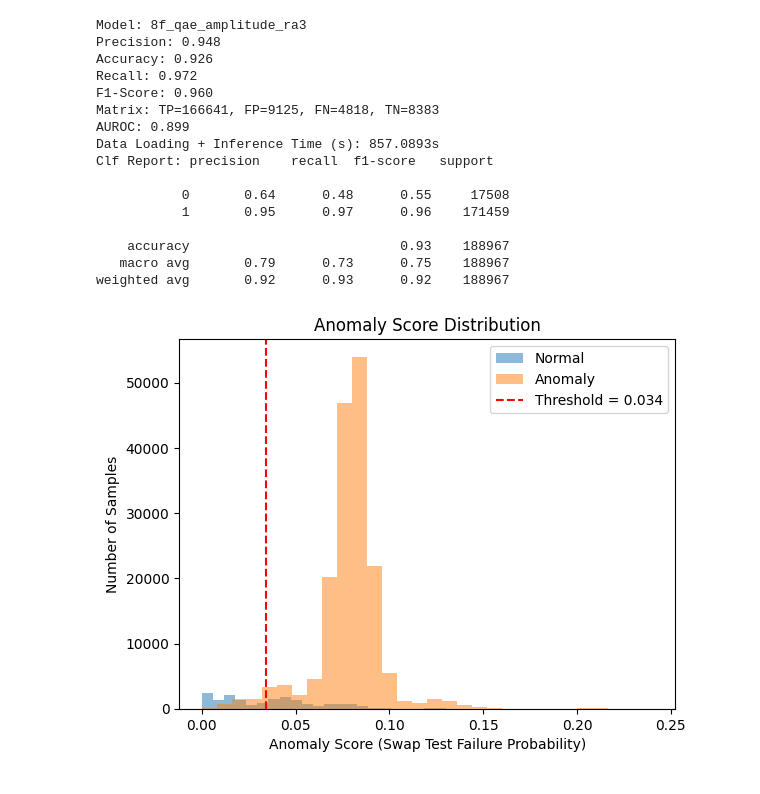
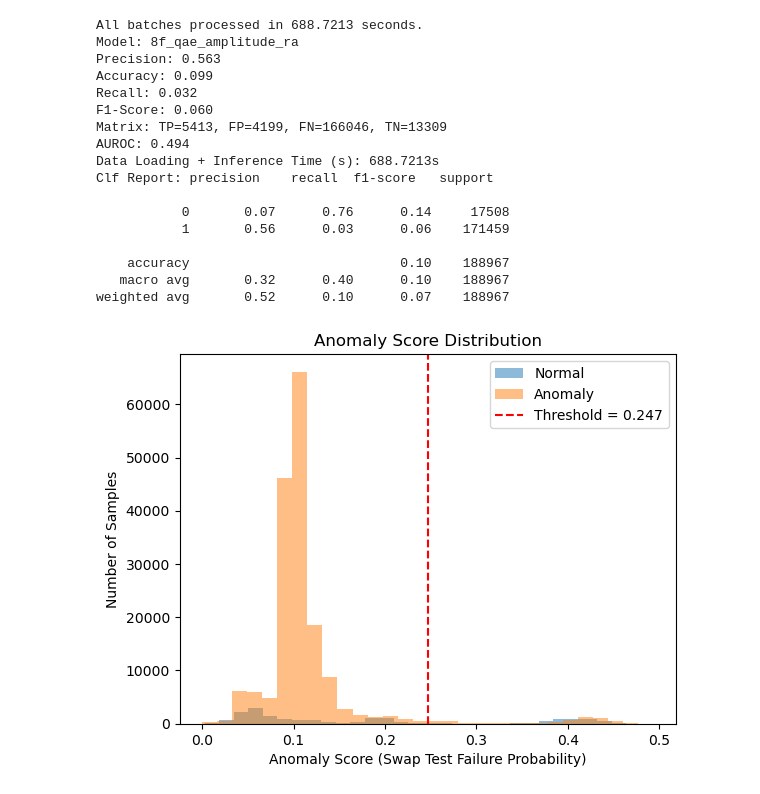
Before and after one commit to RohanSenthil/QAE_BETH_Anomaly, a Jupyter notebook: qae_evaluation.ipynb, the cells around one changed output. Cells and saved outputs as stored; diff of their text form; code cells hidden in the pictures.

Commit message:
models new

```diff
--- a/qae_evaluation.ipynb
+++ b/qae_evaluation.ipynb
@@ -196,16 +170,16 @@ scaled_validation_data = reduced_validation_data.numpy()
 # %%
 from qiskit.qpy import load
 
-model_name = "8f_qae_amplitude_ra3"
-model_path = "Models/No_AE/"
+model_name = "8f_qae_amplitude_ra"
+model_path = "Models/QAE/Last_N/"
 
 with open(f"{model_path + model_name}/ae.qpy", "rb") as f:
     ae = load(f)[0]  # returns a list of circuits
+
 # input_names = np.load(f"{model_name}/input_param_names.npy", allow_pickle=True)
 weight_names = np.load(f"{model_path + model_name}/weight_param_names.npy", allow_pickle=True)
-
 # input_params = [p for p in qc.parameters if p.name in input_names]
 weight_params = [p for p in ae.parameters if p.name in weight_names]
+trained_params = np.load(f"{model_path + model_name}/trained_parameters.npy")
 
-
-trained_params = np.load(f"{model_path + model_name}/trained_parameters.npy")
+# selected_features = np.load(f"{model_path + model_name}/selected_features.npy")
@@ -360,8 +403,9 @@ def compute_anomaly_scores(ae, qnn, input_data, trained_params, encoding_fn, bat
     return np.array(scores), elapsed
 # %%
 subset_size = 1000
-subset_indices = np.random.choice(len(scaled_normal_training_data), size=subset_size, replace=False)
-training_subset = scaled_normal_training_data[subset_indices]
+# subset_indices = np.random.choice(len(scaled_normal_training_data), size=subset_size, replace=False)
+# training_subset = scaled_normal_training_data[subset_indices]
+training_subset = scaled_normal_training_data[:subset_size]
 
 train_scores, train_time = compute_anomaly_scores(
     ae,
@@ -394,59 +438,60 @@ plt.show()
 # %%
 # Get predictions
-threshold -= 0.01
+# threshold -= 0.04
 
-# scores, elapsed_time = compute_anomaly_scores(
-#     ae,
-#     qnn,
-#     scaled_testing_data,
-#     trained_params,
-#     encoding_fn=amplitude_encoding,
-#     batch_size=64
-# )
+scores, elapsed_time = compute_anomaly_scores(
+    ae,
+    qnn,
+    scaled_testing_data,
+    trained_params,
+    encoding_fn=amplitude_encoding,
+    batch_size=64
+)
 
 y_pred = (scores > threshold).astype(int)
 y_true = np.array(testing_labels).astype(int)[:len(scores)]
 
 metrics = evaluate_model(
     y_true=y_true,
     y_pred=y_pred,
     scores=scores,
     time=elapsed_time,
     threshold=threshold,  # same threshold used in predict
     model_name=model_name
 )
 
 # Print clean table row for your notes
 for k, v in metrics.items():
     print(f"{k}: {v}")
 
 # --- Histogram of scores ---
 plt.hist(scores[y_true == 0], bins=30, alpha=0.5, label='Normal')
 plt.hist(scores[y_true == 1], bins=30, alpha=0.5, label='Anomaly')
 plt.axvline(threshold, color='red', linestyle='--', label=f"Threshold = {threshold:.3f}")
 plt.xlabel("Anomaly Score (Swap Test Failure Probability)")
 plt.ylabel("Number of Samples")
 plt.title("Anomaly Score Distribution")
 plt.legend()
 plt.show()
 # %% [output]
-Model: 8f_qae_amplitude_ra3
-Precision: 0.948
-Accuracy: 0.926
-Recall: 0.972
-F1-Score: 0.960
-Matrix: TP=166641, FP=9125, FN=4818, TN=8383
-AUROC: 0.899
-Data Loading + Inference Time (s): 857.0893s
+All batches processed in 688.7213 seconds.
+Model: 8f_qae_amplitude_ra
+Precision: 0.563
+Accuracy: 0.099
+Recall: 0.032
+F1-Score: 0.060
+Matrix: TP=5413, FP=4199, FN=166046, TN=13309
+AUROC: 0.494
+Data Loading + Inference Time (s): 688.7213s
 Clf Report: precision    recall  f1-score   support
 
-           0       0.64      0.48      0.55     17508
-           1       0.95      0.97      0.96    171459
+           0       0.07      0.76      0.14     17508
+           1       0.56      0.03      0.06    171459
 
-    accuracy                           0.93    188967
-   macro avg       0.79      0.73      0.75    188967
-weighted avg       0.92      0.93      0.92    188967
+    accuracy                           0.10    188967
+   macro avg       0.32      0.40      0.10    188967
+weighted avg       0.52      0.10      0.07    188967
-[figure, old version]
+[figure, new version]
 # %%
 # Get predictions
 v_scores, v_elapsed_time = compute_anomaly_scores(
```
Also changed, not shown: parts of 8 cells of this notebook, 55 other files.
